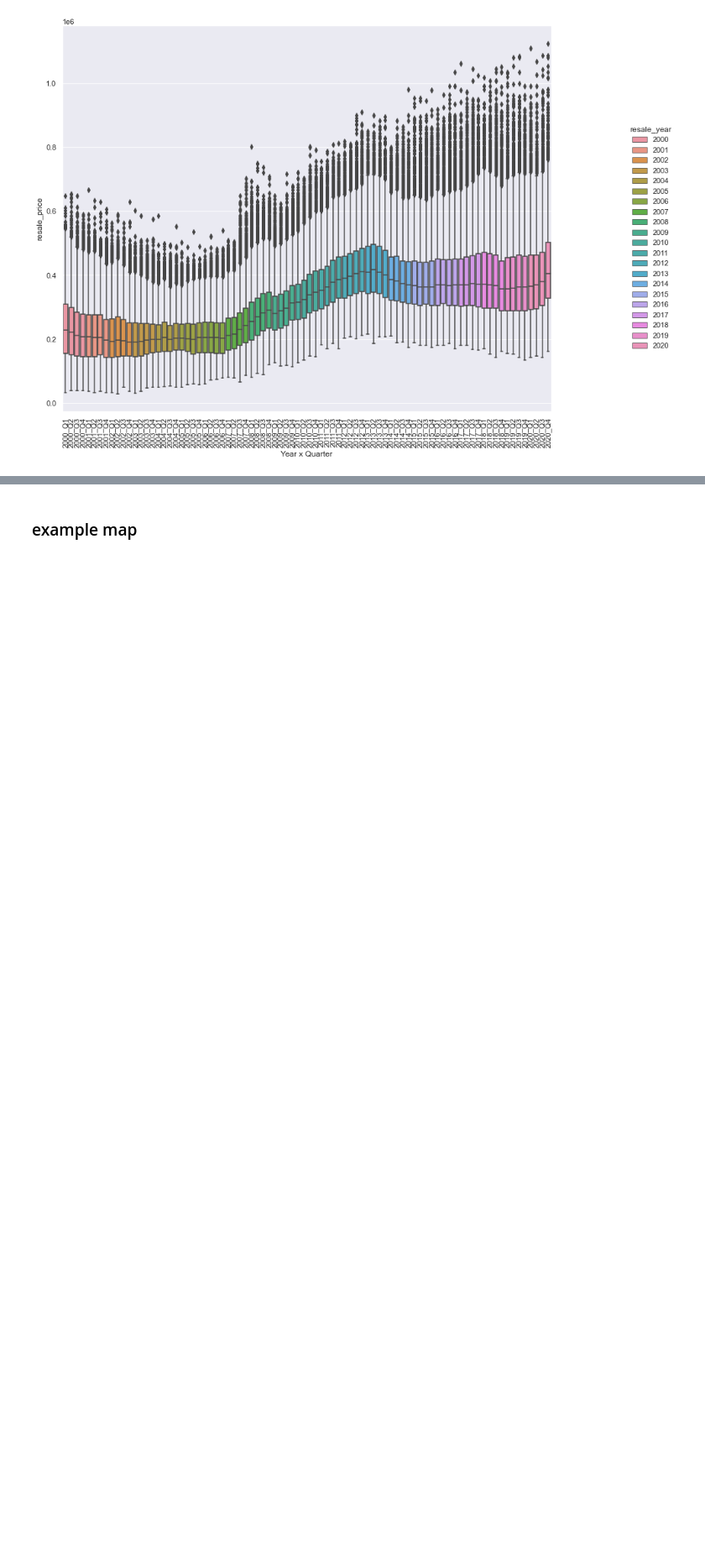
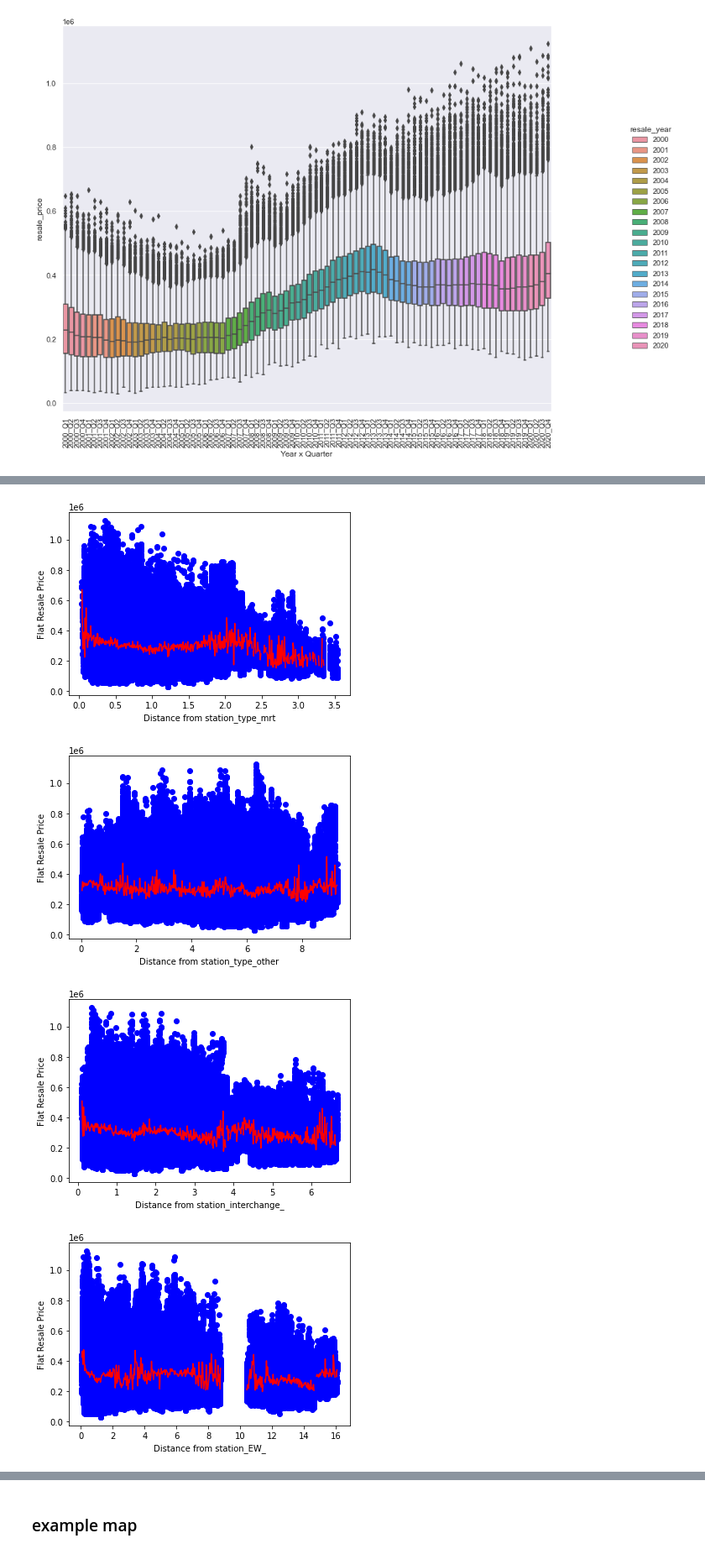
Before and after one commit to tanfiona/HDBResalePrice, a Jupyter notebook: notebooks/Report_TablesNGraphs.ipynb, the cells around one changed output, grey strips where cells are left out. Shown at 84% size. Cells and saved outputs as stored; diff of their text form; code cells hidden in the pictures; blank space fills up the shorter version.

```diff
--- a/notebooks/Report_TablesNGraphs.ipynb
+++ b/notebooks/Report_TablesNGraphs.ipynb
@@ -171,0 +231,11 @@ g.fig.set_size_inches(15,10)
+# %%
+study_cols = [i for i in train_df.columns if 'station_' in i]
+
+for i in study_cols:
+    custom_binscatter(train_df[i], train_df['resale_price'], nbins = 500,
+                      xlabel=f'Distance from {i}', ylabel='Flat Resale Price', title='')
+# %% [output]
+[figure, added]
+[figure, added]
+[figure, added]
+[figure, added]
```
Also changed, not shown: parts of 4 cells of this notebook, 3 other files.
